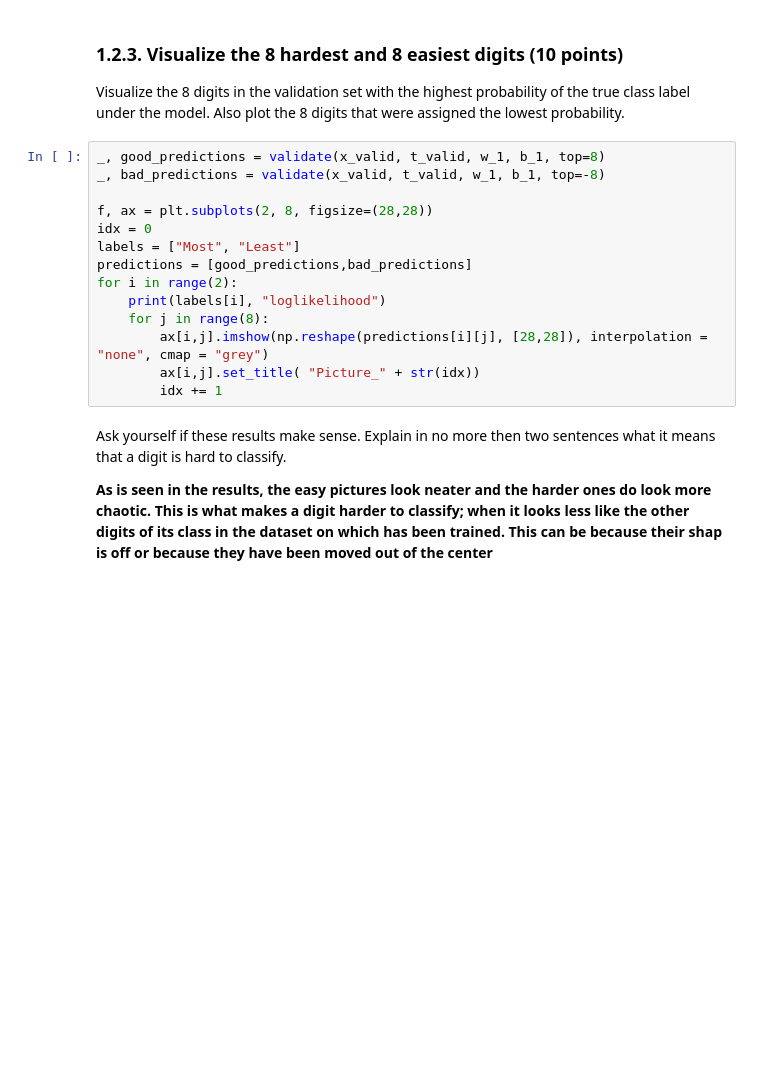
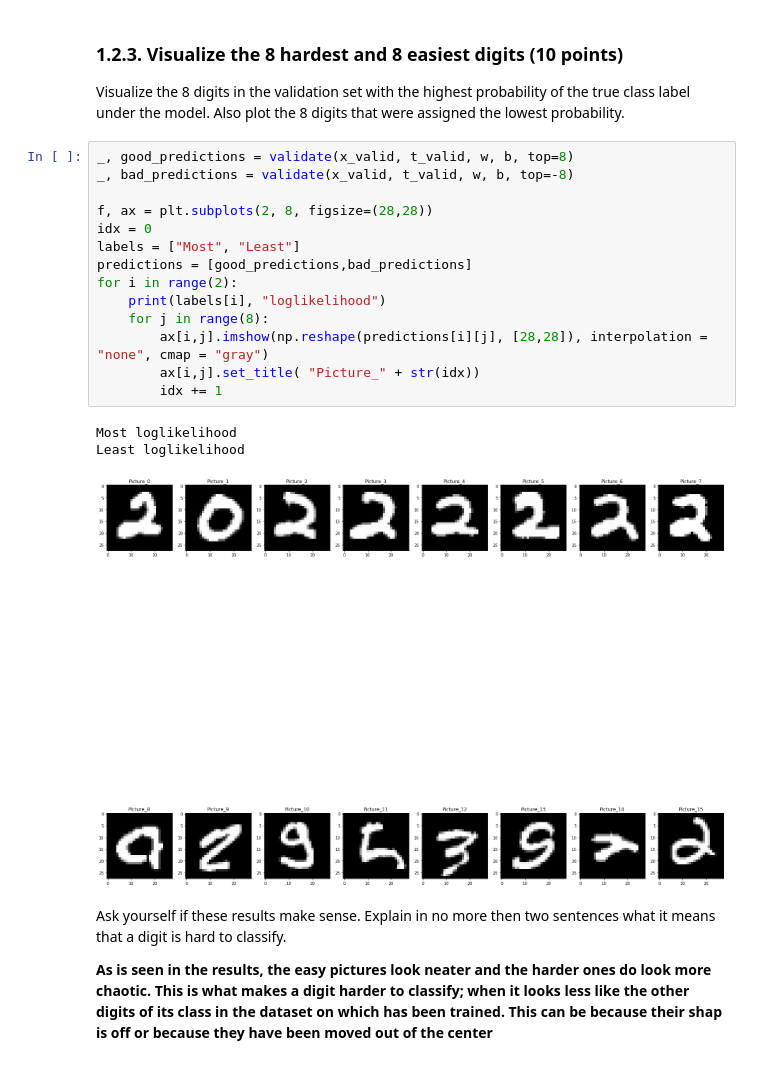
Before and after one commit to filipkny/MachineLearning1_UvA, a Jupyter notebook: 10470654_12271136_lab2.ipynb, the cells around one changed output. Drawn from its saved outputs; the diff is of its cells as text; blank space fills up the shorter version.

```diff
--- a/10470654_12271136_lab2.ipynb
+++ b/10470654_12271136_lab2.ipynb
@@ -596,19 +610,23 @@ Describe in less than 100 words why these weights minimize the loss
 Visualize the 8 digits in the validation set with the highest probability of the true class label under the model.
 Also plot the 8 digits that were assigned the lowest probability.
 # %%
-_, good_predictions = validate(x_valid, t_valid, w_1, b_1, top=8)
-_, bad_predictions = validate(x_valid, t_valid, w_1, b_1, top=-8)
+_, good_predictions = validate(x_valid, t_valid, w, b, top=8)
+_, bad_predictions = validate(x_valid, t_valid, w, b, top=-8)
 
 f, ax = plt.subplots(2, 8, figsize=(28,28))
 idx = 0
 labels = ["Most", "Least"]
 predictions = [good_predictions,bad_predictions]
 for i in range(2):
     print(labels[i], "loglikelihood")
     for j in range(8):
-        ax[i,j].imshow(np.reshape(predictions[i][j], [28,28]), interpolation = "none", cmap = "grey")
+        ax[i,j].imshow(np.reshape(predictions[i][j], [28,28]), interpolation = "none", cmap = "gray")
         ax[i,j].set_title( "Picture_" + str(idx))
         idx += 1
+# %% [output]
+Most loglikelihood
+Least loglikelihood
+[figure, added]
 # %% [markdown]
 Ask yourself if these results make sense. Explain in no more then two sentences what it means that a digit is hard to classify.
 
```
Also changed, not shown: parts of 8 cells of this notebook.
